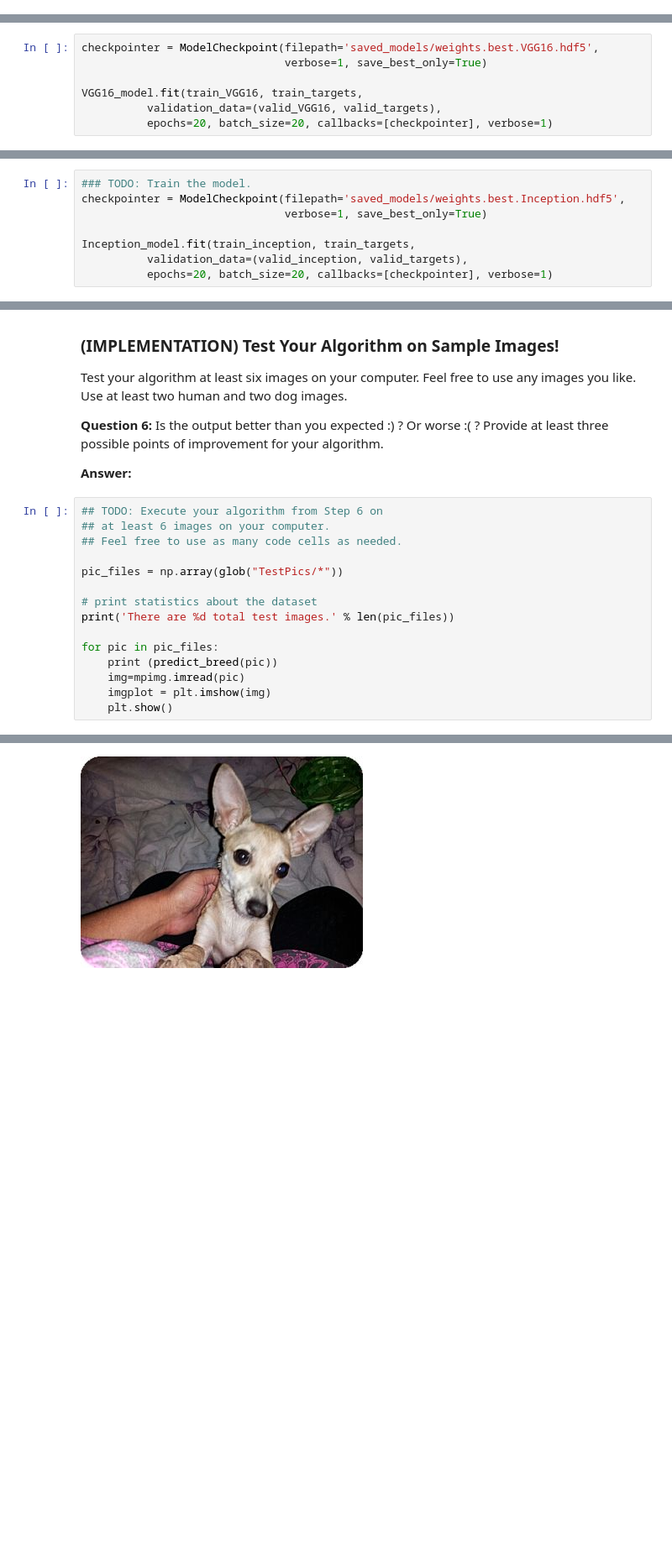
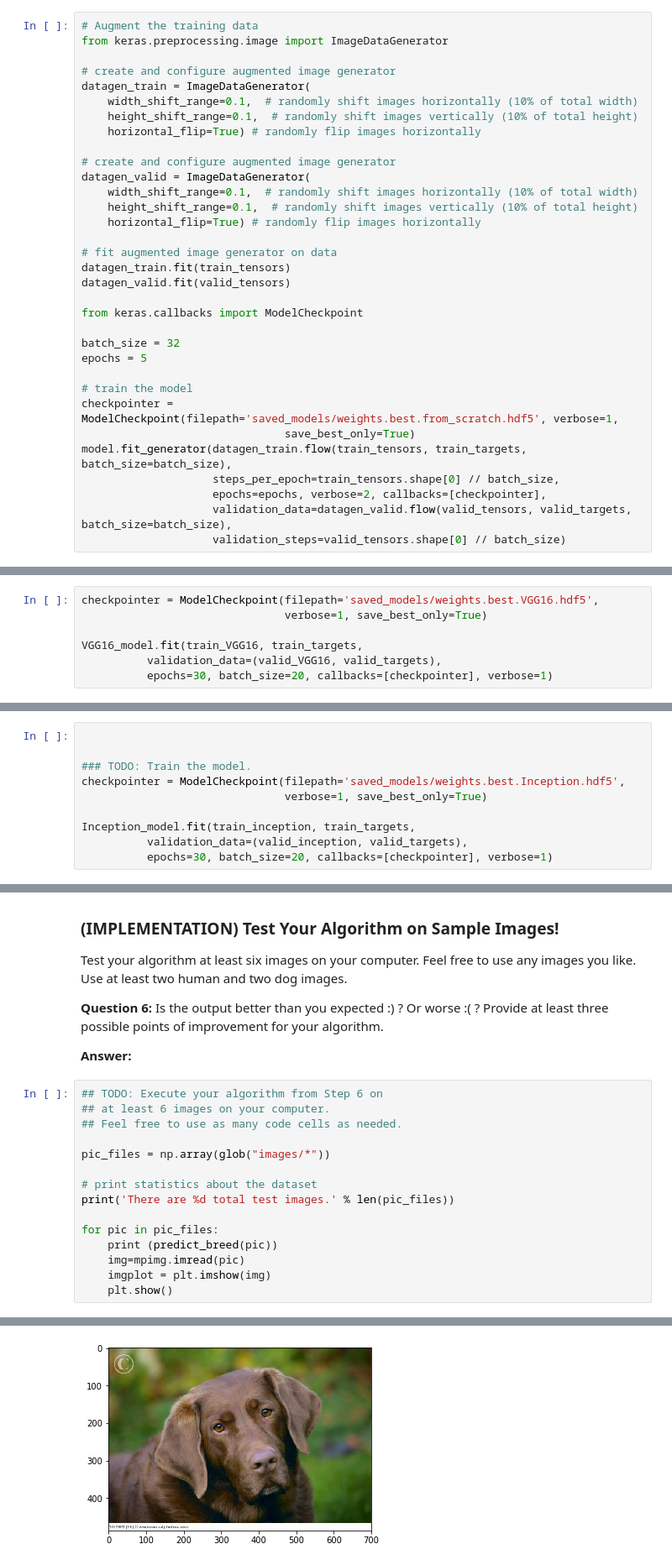
Before and after one commit to sanjiv0975/dog-project, a Jupyter notebook: dog_app.ipynb, the cells around one changed output, grey strips where cells are left out. Shown at 84% size. Drawn from its saved outputs; the diff is of its cells as text; blank space fills up the shorter version.

```diff
--- a/dog_app.ipynb
+++ b/dog_app.ipynb
@@ -521,0 +567,33 @@ Epoch 10/10
+# %%
+# Augment the training data
+from keras.preprocessing.image import ImageDataGenerator
+
+# create and configure augmented image generator
+datagen_train = ImageDataGenerator(
+    width_shift_range=0.1,  # randomly shift images horizontally (10% of total width)
+    height_shift_range=0.1,  # randomly shift images vertically (10% of total height)
+    horizontal_flip=True) # randomly flip images horizontally
+
+# create and configure augmented image generator
+datagen_valid = ImageDataGenerator(
+    width_shift_range=0.1,  # randomly shift images horizontally (10% of total width)
+    height_shift_range=0.1,  # randomly shift images vertically (10% of total height)
+    horizontal_flip=True) # randomly flip images horizontally
+
+# fit augmented image generator on data
+datagen_train.fit(train_tensors)
+datagen_valid.fit(valid_tensors)
+
+from keras.callbacks import ModelCheckpoint
+
+batch_size = 32
+epochs = 5
+
+# train the model
+checkpointer = ModelCheckpoint(filepath='saved_models/weights.best.from_scratch.hdf5', verbose=1,
+                               save_best_only=True)
+model.fit_generator(datagen_train.flow(train_tensors, train_targets, batch_size=batch_size),
+                    steps_per_epoch=train_tensors.shape[0] // batch_size,
+                    epochs=epochs, verbose=2, callbacks=[checkpointer],
+                    validation_data=datagen_valid.flow(valid_tensors, valid_targets, batch_size=batch_size),
+                    validation_steps=valid_tensors.shape[0] // batch_size)
@@ -583,6 +682,6 @@ checkpointer = ModelCheckpoint(filepath='saved_models/weights.best.VGG16.hdf5',
 
 VGG16_model.fit(train_VGG16, train_targets,
           validation_data=(valid_VGG16, valid_targets),
-          epochs=20, batch_size=20, callbacks=[checkpointer], verbose=1)
+          epochs=30, batch_size=20, callbacks=[checkpointer], verbose=1)
 # %% [output]
 Train on 6680 samples, validate on 835 samples
@@ -706,12 +813,14 @@ Train your model in the code cell below.  Use model checkpointing to save the mo
 
 You are welcome to [augment the training data](https://blog.keras.io/building-powerful-image-classification-models-using-very-little-data.html), but this is not a requirement.
 # %%
+
+
 ### TODO: Train the model.
 checkpointer = ModelCheckpoint(filepath='saved_models/weights.best.Inception.hdf5',
                                verbose=1, save_best_only=True)
 
 Inception_model.fit(train_inception, train_targets,
           validation_data=(valid_inception, valid_targets),
-          epochs=20, batch_size=20, callbacks=[checkpointer], verbose=1)
+          epochs=30, batch_size=20, callbacks=[checkpointer], verbose=1)
 # %% [output]
 Train on 6680 samples, validate on 835 samples
@@ -833,7 +942,7 @@ __Answer:__
 ## at least 6 images on your computer.
 ## Feel free to use as many code cells as needed.
 
-pic_files = np.array(glob("TestPics/*"))
+pic_files = np.array(glob("images/*"))
 
 # print statistics about the dataset
 print('There are %d total test images.' % len(pic_files))
@@ -850 +960 @@ Hello Human! You resemble a Canaan_dog
-[figure, old version]
+[figure, new version]
```
Also changed, not shown: parts of 31 cells of this notebook.
